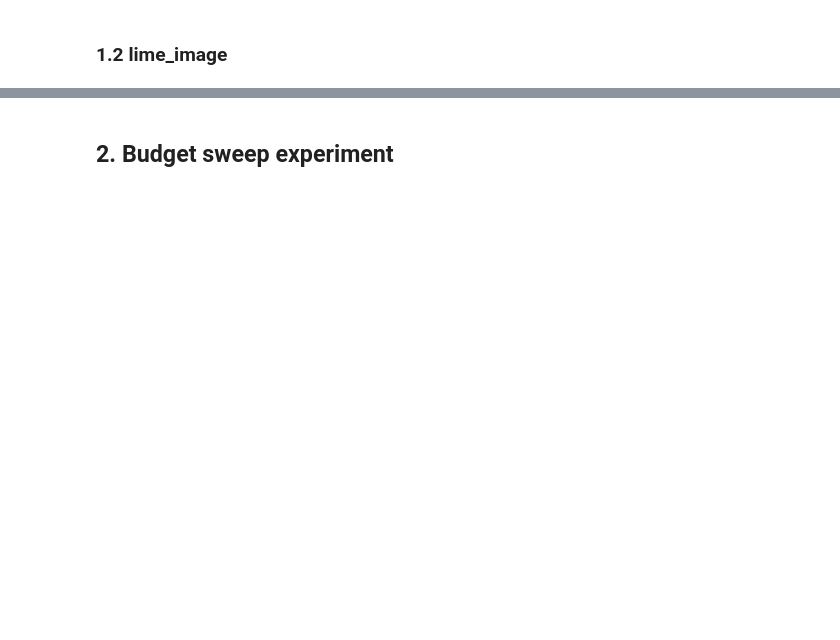
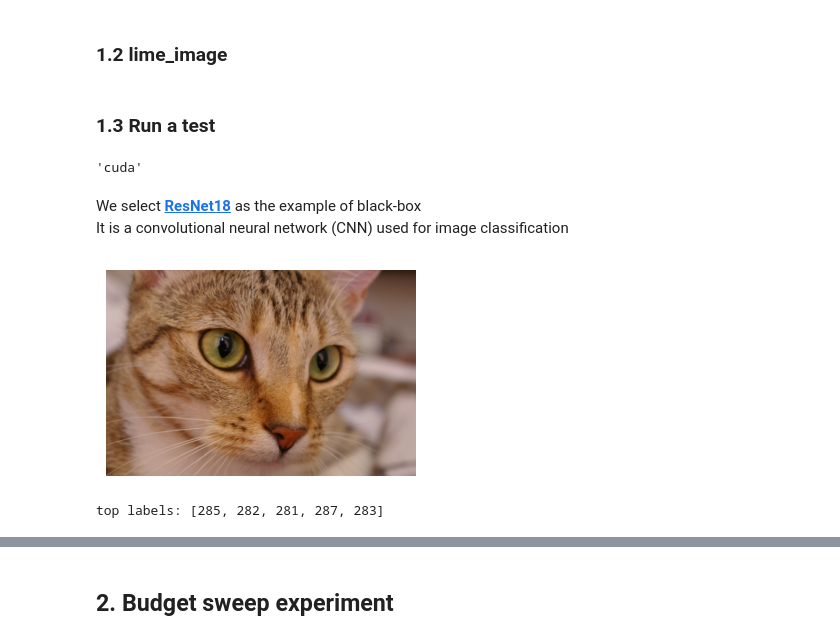
Before and after one commit to QihangFeng/Reliable-LIME-under-Query-Budget-Constraints, a Jupyter notebook: lime_budget_constraints.ipynb, the cells around one changed output, grey strips where cells are left out. Drawn from its saved outputs; the diff is of its cells as text; code cells hidden in the pictures; blank space fills up the shorter version.

Commit message:
Implement budget sweep pipeline

```diff
--- a/lime_budget_constraints.ipynb
+++ b/lime_budget_constraints.ipynb
@@ -231,0 +654,17 @@ from tqdm.auto import tqdm
+# %% [markdown]
+### 1.3 Run a test
+# %%
+import numpy as np
+import torch
+import torch.nn.functional as F
+from torchvision import models, transforms
+from skimage import data
+import matplotlib.pyplot as plt
+
+device = "cuda" if torch.cuda.is_available() else "cpu"
+device
+# %% [output]
+'cuda'
+# %% [markdown]
+We select **[ResNet18](https://docs.pytorch.org/vision/stable/models/generated/torchvision.models.resnet18.html#torchvision.models.resnet18)** as the example of black-box
+It is a convolutional neural network (CNN) used for image classification
@@ -231,0 +687,24 @@ from tqdm.auto import tqdm
+# %%
+img = data.cat()  # H,W,3 uint8
+img = img.astype(np.float32) / 255.0
+
+plt.figure(figsize=(4,4))
+plt.imshow(img)
+plt.axis("off")
+plt.show()
+# %% [output]
+[figure, added]
+# %%
+BUDGET = 2000
+explainer = LimeImageExplainer(random_state=0)
+explanation = explainer.explain_instance(
+    img,
+    classifier_fn,
+    top_labels=5,
+    hide_color=0,
+    num_samples=BUDGET  # This is the budget, we'll play with it!
+)
+
+print("top labels:", explanation.top_labels)
+# %% [output]
+top labels: [285, 282, 281, 287, 283]
```
Also changed, not shown: parts of 17 cells of this notebook, 2 other files.
